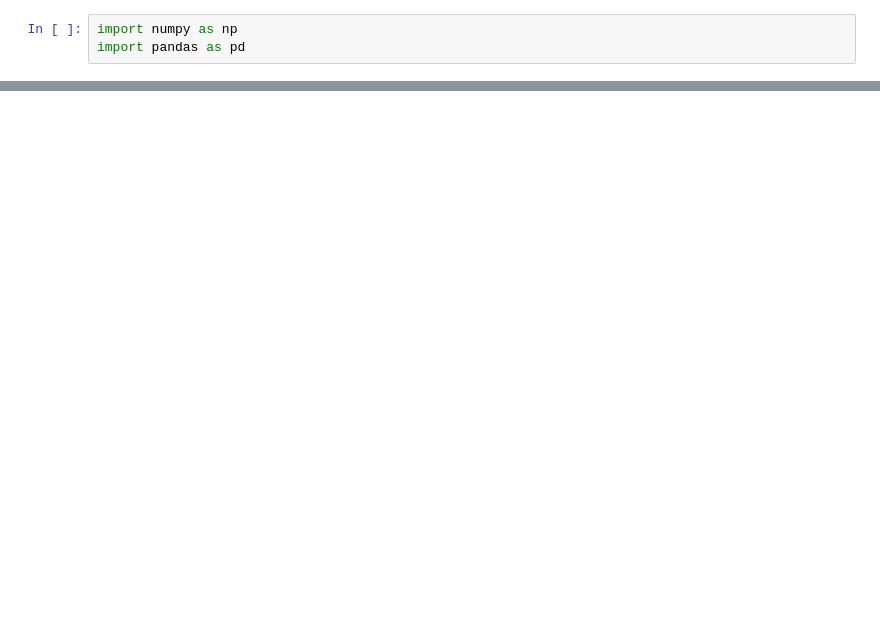
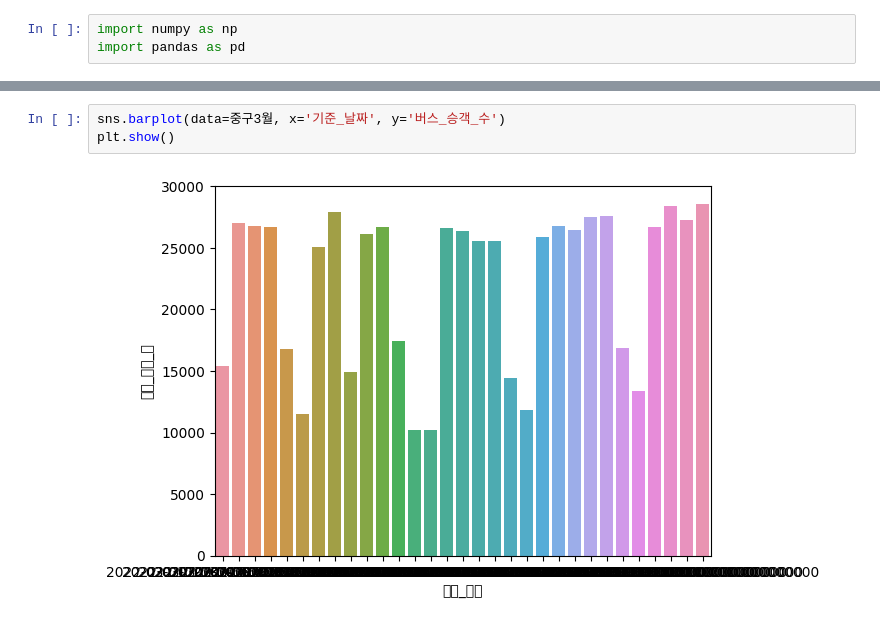
Before and after one commit to kkh1158/lecture, a Jupyter notebook: pj/bus/bus.ipynb, the cells around one changed output, grey strips where cells are left out. Cells and saved outputs as stored; diff of their text form; blank space fills up the shorter version.

```diff
--- a/pj/bus/bus.ipynb
+++ b/pj/bus/bus.ipynb
@@ -39,0 +185,5 @@ Name: 기준_날짜, Length: 173840, dtype: int64
+# %%
+sns.barplot(data=중구3월, x='기준_날짜', y='버스_승객_수')
+plt.show()
+# %% [output]
+[figure, added]
```
Also changed, not shown: parts of 12 cells of this notebook, 4 other files.
